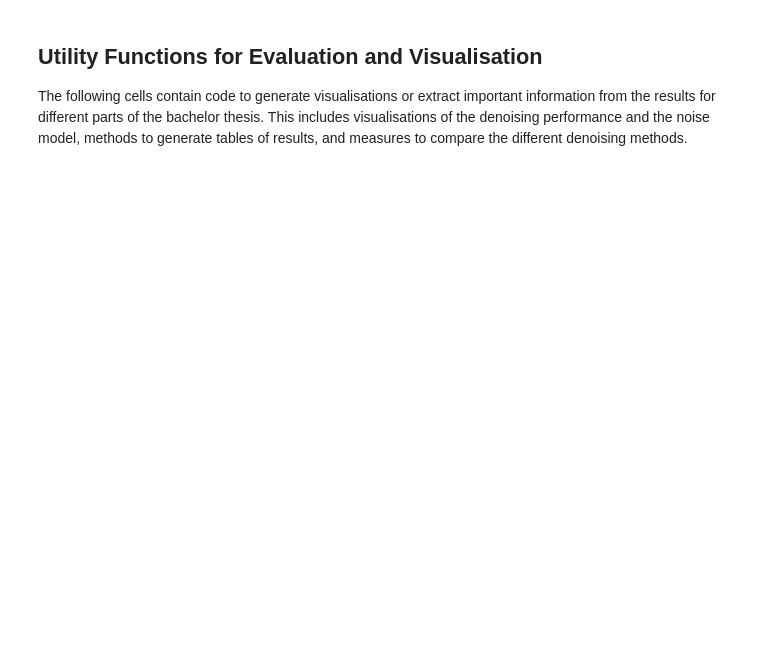
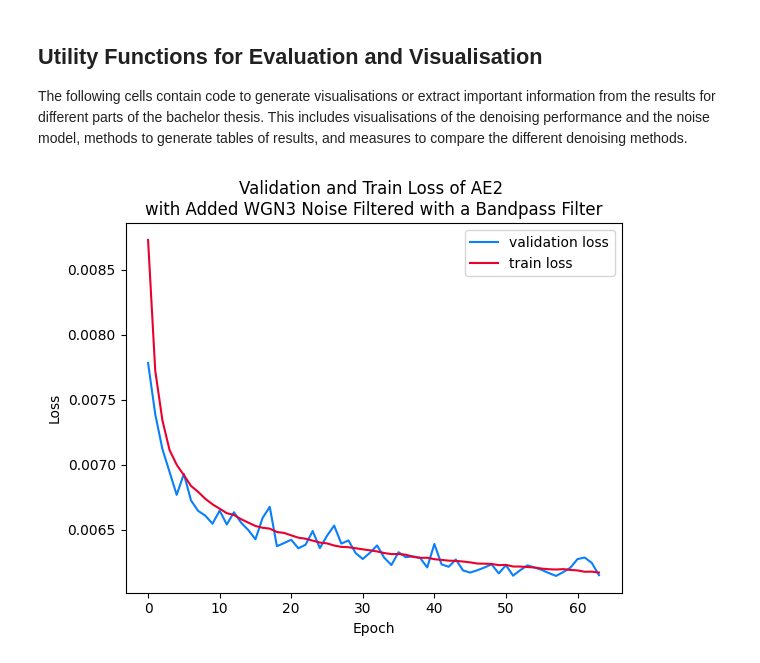
Before and after one commit to jonasburian/Bachelor-Thesis-Project, a Jupyter notebook: project.ipynb, the cells around one changed output. Cells and saved outputs as stored; diff of their text form; code cells hidden in the pictures; blank space fills up the shorter version.

```diff
--- a/project.ipynb
+++ b/project.ipynb
@@ -1267,29 +1340,31 @@ The following cells contain code to generate visualisations or extract important
 # %%
 # VISUALISATIONS OF THE LEARNING BEHAVIOR
 
 # Visualises the the validation and train loss of the given loss_*.csv in a single graph
 
-filename = 'models/ecg/loss_ecg_norm.csv'
+# filename = 'models/ecg/loss_ecg_both_norm.csv'
 # filename = 'models/motion/loss_1_10_motion.csv'
-# filename = 'models/wgn/loss_2_10_cebs_full.csv'
+filename = 'models/wgn/loss_2_wgn3_bandpass.csv'
 
 directory = os.path.join('results', 'training')
 if not os.path.exists(directory):
     os.makedirs(directory)
 
 df = pd.read_csv(filename)
 
 plt.plot(df['epoch'], df['val_loss'], color='#087ffb', label='validation loss')
 plt.plot(df['epoch'], df['train_loss'], color='#ea002e', label='train loss')
 
-plt.title('Validation and Train Loss of AE2 \nfor ECG Transformation with Normalized SCG and ECG')
+plt.title('Validation and Train Loss of AE2 \nwith Added WGN3 Noise Filtered with a Bandpass Filter')
 plt.xlabel('Epoch')
 plt.ylabel('Loss')
 plt.legend()
 
 plt.plot()
-plt.savefig(os.path.join(directory, 'ecg_norm.png'), format='png', bbox_inches='tight')
+plt.savefig(os.path.join(directory, 'scg_2_wgn3_bandpass.png'), format='png', bbox_inches='tight')
 plt.show()
+# %% [output]
+[figure, added]
 # %%
 # VISUALISATIONS FOR THE DENOISING PERFORMANCE AND THE NOISE MODEL
 
```
Also changed, not shown: parts of 16 cells of this notebook, 2 other files.
